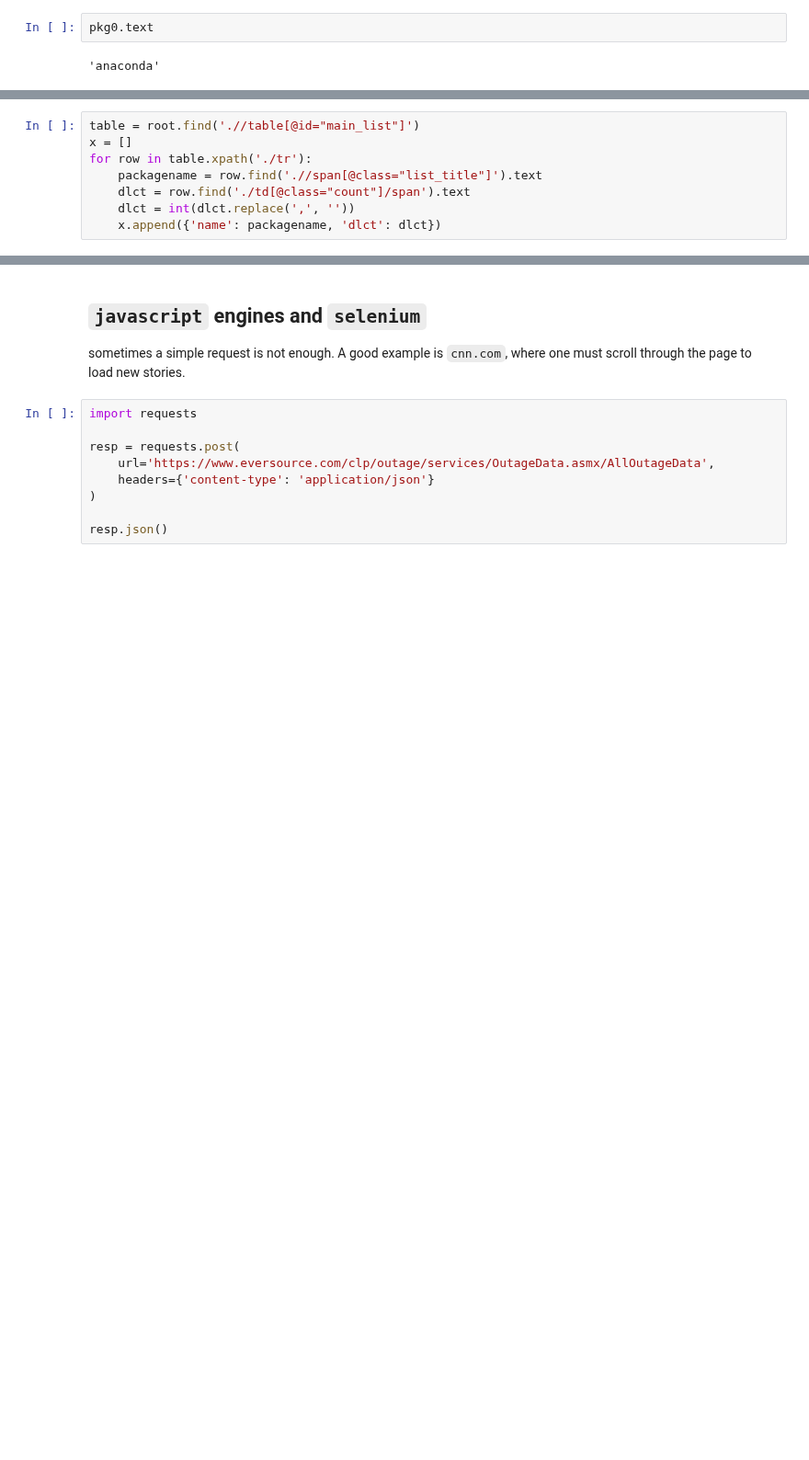
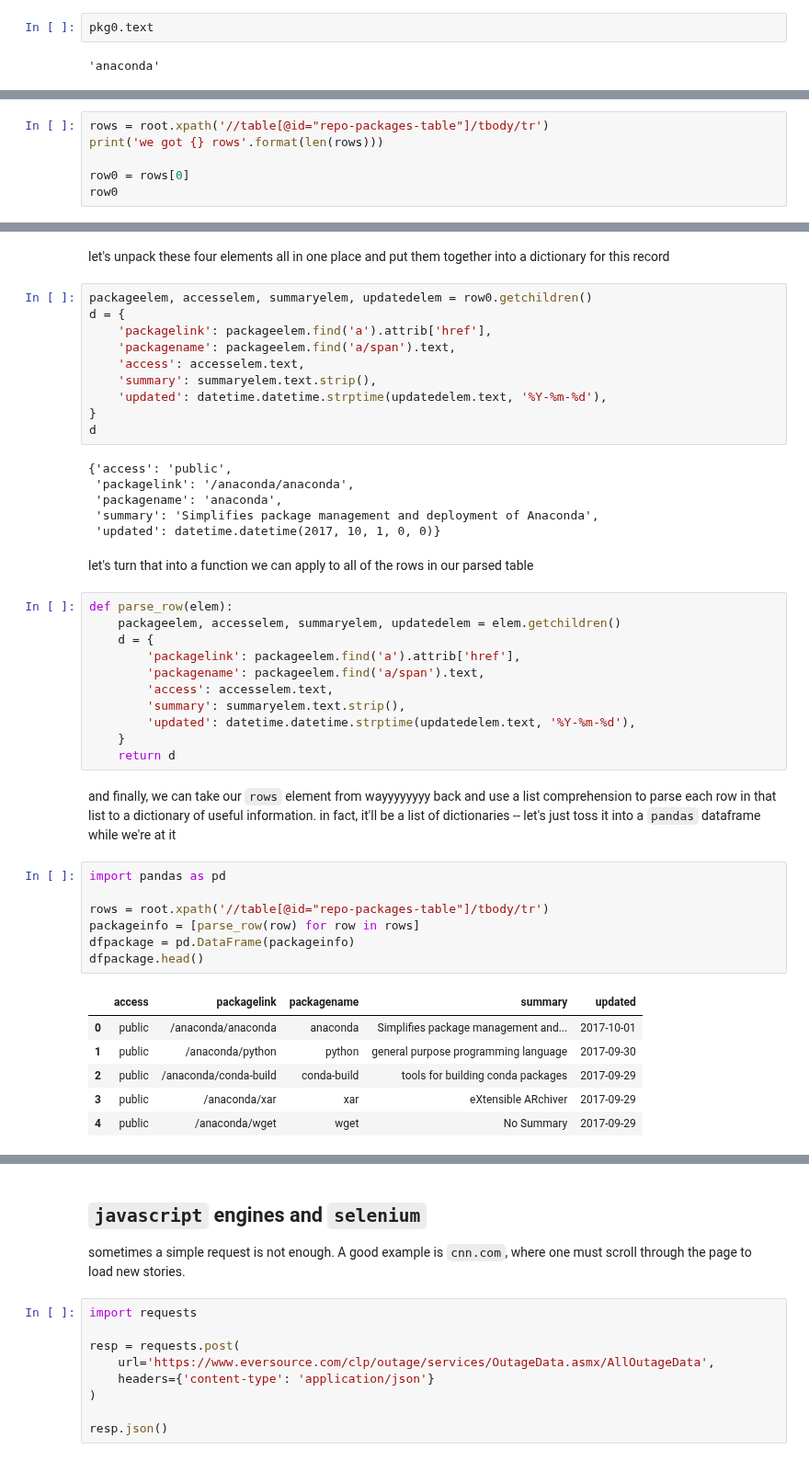
Before and after one commit to rzl-ds/gu511, a Jupyter notebook: 00X_web_scraping.ipynb, the cells around one changed output, grey strips where cells are left out. Shown at 92% size. Saved outputs shown, nothing was run; the diff lists cells and outputs as text; blank space fills up the shorter version.

```diff
--- a/00X_web_scraping.ipynb
+++ b/00X_web_scraping.ipynb
@@ -442,8 +580,0 @@ d
-# %%
-table = root.find('.//table[@id="main_list"]')
-x = []
-for row in table.xpath('./tr'):
-    packagename = row.find('.//span[@class="list_title"]').text
-    dlct = row.find('./td[@class="count"]/span').text
-    dlct = int(dlct.replace(',', ''))
-    x.append({'name': packagename, 'dlct': dlct})
@@ -514,0 +612,6 @@ https://developer.github.com/v3/gists/#create-a-gist
+# %%
+rows = root.xpath('//table[@id="repo-packages-table"]/tbody/tr')
+print('we got {} rows'.format(len(rows)))
+
+row0 = rows[0]
+row0
@@ -514,0 +682,47 @@ https://developer.github.com/v3/gists/#create-a-gist
+# %% [markdown]
+let's unpack these four elements all in one place and put them together into a dictionary for this record
+# %%
+packageelem, accesselem, summaryelem, updatedelem = row0.getchildren()
+d = {
+    'packagelink': packageelem.find('a').attrib['href'],
+    'packagename': packageelem.find('a/span').text,
+    'access': accesselem.text,
+    'summary': summaryelem.text.strip(),
+    'updated': datetime.datetime.strptime(updatedelem.text, '%Y-%m-%d'),
+}
+d
+# %% [output]
+{'access': 'public',
+ 'packagelink': '/anaconda/anaconda',
+ 'packagename': 'anaconda',
+ 'summary': 'Simplifies package management and deployment of Anaconda',
+ 'updated': datetime.datetime(2017, 10, 1, 0, 0)}
+# %% [markdown]
+let's turn that into a function we can apply to all of the rows in our parsed table
+# %%
+def parse_row(elem):
+    packageelem, accesselem, summaryelem, updatedelem = elem.getchildren()
+    d = {
+        'packagelink': packageelem.find('a').attrib['href'],
+        'packagename': packageelem.find('a/span').text,
+        'access': accesselem.text,
+        'summary': summaryelem.text.strip(),
+        'updated': datetime.datetime.strptime(updatedelem.text, '%Y-%m-%d'),
+    }
+    return d
+# %% [markdown]
+and finally, we can take our `rows` element from wayyyyyyyy back and use a list comprehension to parse each row in that list to a dictionary of useful information. in fact, it'll be a list of dictionaries -- let's just toss it into a `pandas` dataframe while we're at it
+# %%
+import pandas as pd
+
+rows = root.xpath('//table[@id="repo-packages-table"]/tbody/tr')
+packageinfo = [parse_row(row) for row in rows]
+dfpackage = pd.DataFrame(packageinfo)
+dfpackage.head()
+# %% [output]
+|  | access | packagelink | packagename | summary | updated |
+| 0 | public | /anaconda/anaconda | anaconda | Simplifies package management and... | 2017-10-01 |
+| 1 | public | /anaconda/python | python | general purpose programming language | 2017-09-30 |
+| 2 | public | /anaconda/conda-build | conda-build | tools for building conda packages | 2017-09-29 |
+| 3 | public | /anaconda/xar | xar | eXtensible ARchiver | 2017-09-29 |
+| 4 | public | /anaconda/wget | wget | No Summary | 2017-09-29 |
```
Also changed, not shown: parts of 168 cells of this notebook.
